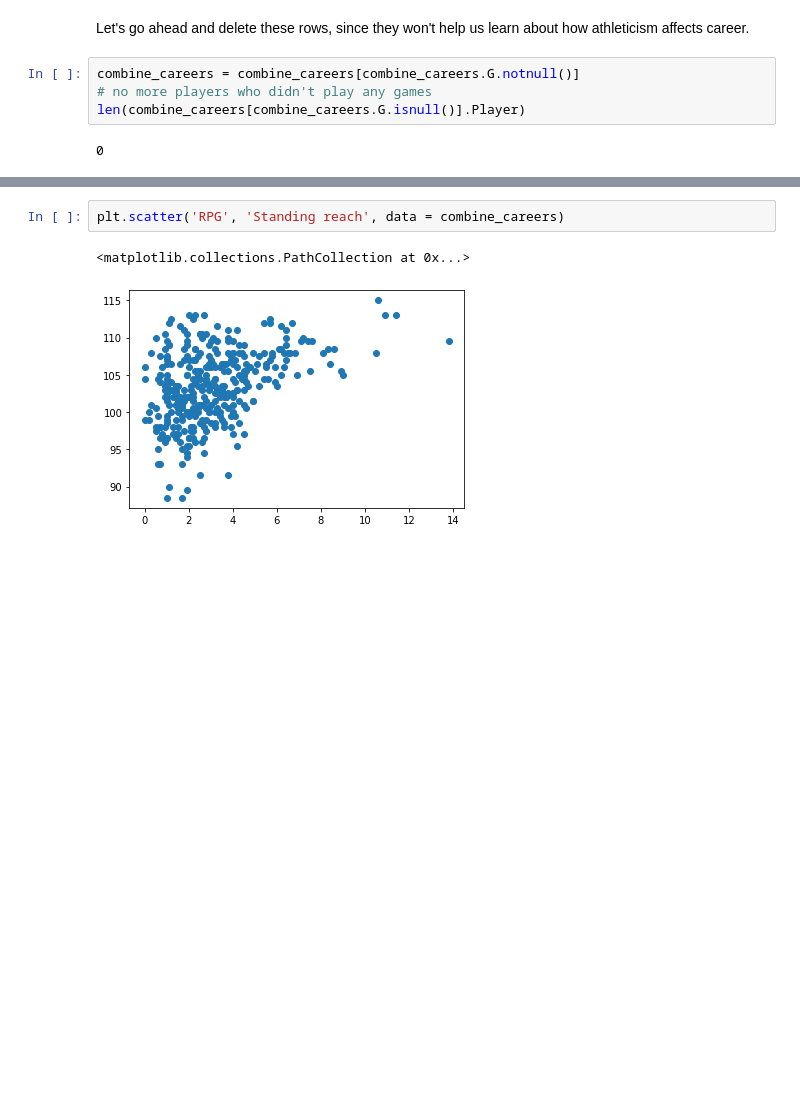
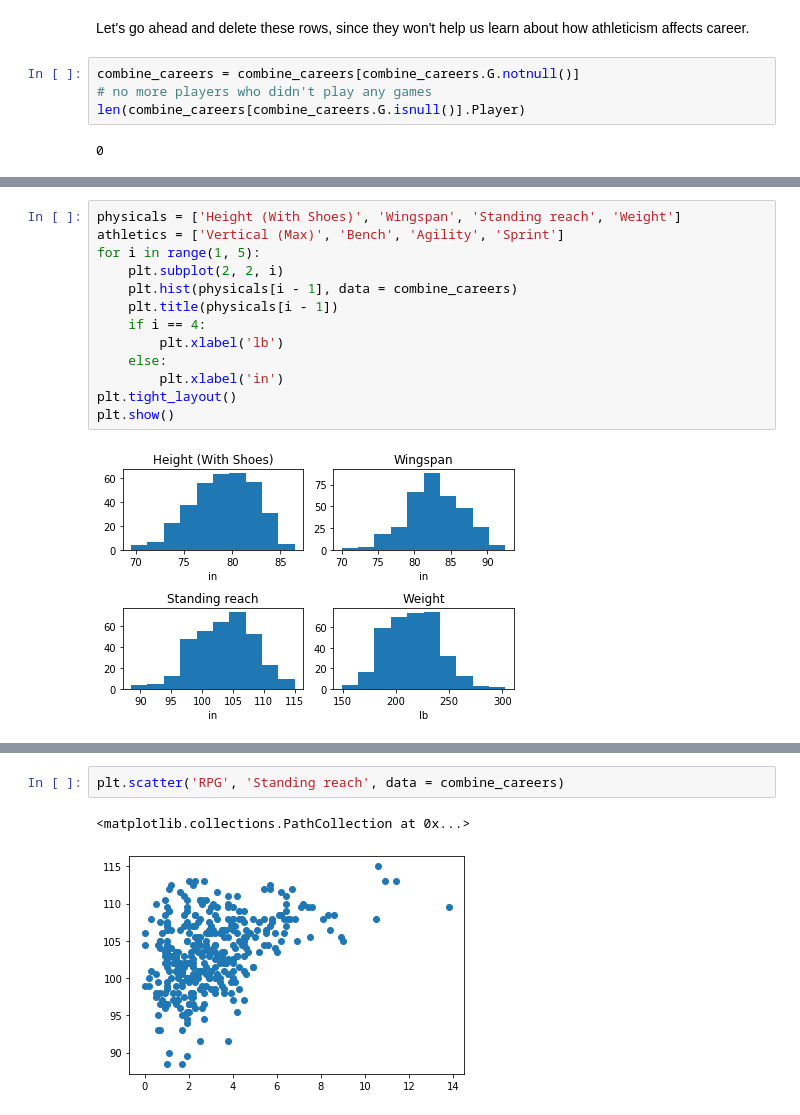
Before and after one commit to jrtran/stats131group7, a Jupyter notebook: combine_careers_eda.ipynb, the cells around one changed output, grey strips where cells are left out. Saved outputs shown, nothing was run; the diff lists cells and outputs as text; blank space fills up the shorter version.

```diff
--- a/combine_careers_eda.ipynb
+++ b/combine_careers_eda.ipynb
@@ -170,0 +267,15 @@ NameError: name 'combine_careers' is not defined
+# %%
+physicals = ['Height (With Shoes)', 'Wingspan', 'Standing reach', 'Weight']
+athletics = ['Vertical (Max)', 'Bench', 'Agility', 'Sprint']
+for i in range(1, 5):
+    plt.subplot(2, 2, i)
+    plt.hist(physicals[i - 1], data = combine_careers)
+    plt.title(physicals[i - 1])
+    if i == 4:
+        plt.xlabel('lb')
+    else:
+        plt.xlabel('in')
+plt.tight_layout()
+plt.show()
+# %% [output]
+[figure, added]
```
Also changed, not shown: parts of 37 cells of this notebook.
